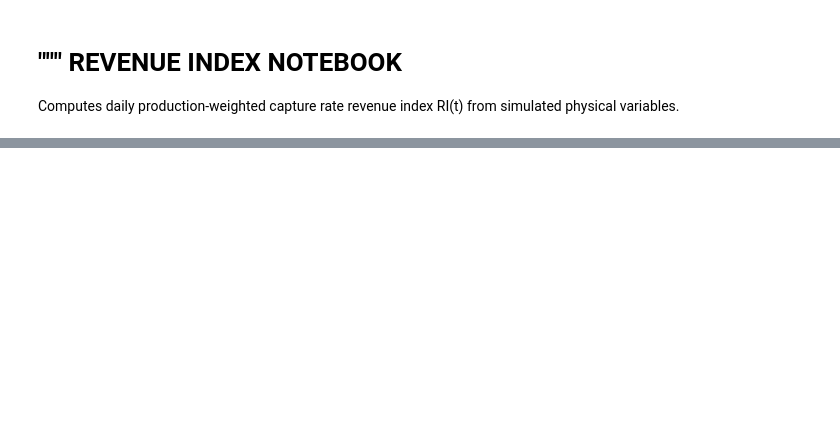
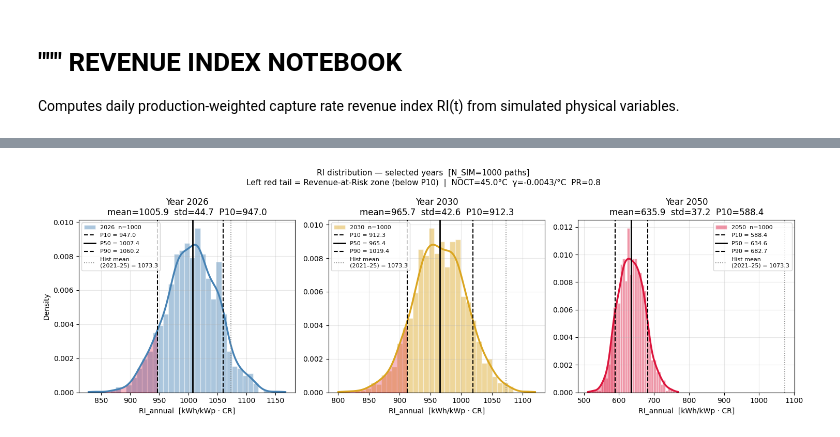
Before and after one commit to lucasmonero/Greenfin_Thesis, a Jupyter notebook: Code/Modelling/Revenue index.ipynb, the cells around one changed output, grey strips where cells are left out. Drawn from its saved outputs; the diff is of its cells as text; code cells hidden in the pictures; blank space fills up the shorter version.

Commit message:
udpate 05.05 temp and solar paths, pipeline

```diff
--- a/Code/Modelling/Revenue index.ipynb
+++ b/Code/Modelling/Revenue index.ipynb
@@ -34,12 +46,14 @@ G_STC  = 1000.0   # W/m²   — standard test condition irradiance
 T_STC  = 25.0     # °C     — STC reference temperature
 GAMMA  = -0.0043   # /°C    — temperature coefficient monocrystalline Si
 PR     = 0.80     # —      — performance ratio
+NOCT   = 45.0     # °C     — nominal operating cell temperature
 
 print("── Step 0: Configuration ────────────────────────────────────────")
 print(f"  G_STC  = {G_STC} W/m²")
 print(f"  T_STC  = {T_STC}°C")
 print(f"  γ      = {GAMMA} /°C")
 print(f"  PR     = {PR}")
+print(f"  NOCT   = {NOCT}°C  → heat coeff = {(NOCT-20)/800:.5f} °C·m²/W")
 print(f"  data_sim     : {data_sim.resolve()}")
 print(f"  data_results : {data_results.resolve()}")
 # %% [output]
@@ -159,0 +1204,60 @@ print(f"  Example: GHI=6000 Wh/m² → uplift = {alpha*6000:.2f}°C")
+# %%
+# ── RI distribution for selected years ───────────────────────────────────────
+years_plot = [2026, 2030, 2050]
+colors_yr  = {2026: "steelblue", 2030: "goldenrod", 2050: "crimson"}
+
+fig, axes = plt.subplots(1, 3, figsize=(15, 5))
+
+for ax, yr in zip(axes, years_plot):
+    ri_yr  = df_annual[df_annual["year"] == yr]["RI_annual"].values
+    color  = colors_yr[yr]
+
+    # histogram
+    ax.hist(ri_yr, bins=35, density=True,
+            color=color, alpha=0.45, edgecolor="white",
+            label=f"{yr}  n={len(ri_yr)}")
+
+    # KDE
+    kde   = gaussian_kde(ri_yr)
+    x_kde = np.linspace(ri_yr.min() - 10, ri_yr.max() + 10, 300)
+    ax.plot(x_kde, kde(x_kde), color=color, lw=2.5)
+
+    # percentile markers
+    for pct, ls, lw in [(10, "--", 1.5), (50, "-", 2.0), (90, "--", 1.5)]:
+        val = np.percentile(ri_yr, pct)
+        ax.axvline(val, color="black", lw=lw, ls=ls,
+                   label=f"P{pct} = {val:.1f}")
+
+    # historical reference — mean of last 5 years
+    hist_ref = df_hist_annual.tail(5)["RI_annual"].mean()
+    ax.axvline(hist_ref, color="grey", lw=1.2, ls=":",
+               label=f"Hist mean\n(2021–25) = {hist_ref:.1f}")
+
+    # annotations
+    ax.set_xlabel("RI_annual  [kWh/kWp · CR]")
+    ax.set_ylabel("Density" if yr == 2026 else "")
+    ax.set_title(
+        f"Year {yr}\n"
+        f"mean={ri_yr.mean():.1f}  "
+        f"std={ri_yr.std():.1f}  "
+        f"P10={np.percentile(ri_yr,10):.1f}"
+    )
+    ax.legend(fontsize=8)
+    ax.grid(alpha=0.3)
+
+    # shade left tail (P10)
+    x_tail = x_kde[x_kde <= np.percentile(ri_yr, 10)]
+    ax.fill_between(x_tail, kde(x_tail),
+                    alpha=0.30, color="crimson",
+                    label="_RaR zone")
+
+plt.suptitle(
+    f"RI distribution — selected years  [N_SIM={N_SIM} paths]\n"
+    f"Left red tail = Revenue-at-Risk zone (below P10)  |  "
+    f"NOCT={NOCT}°C  γ={GAMMA}/°C  PR={PR}",
+    fontsize=11
+)
+plt.tight_layout()
+plt.show()
+# %% [output]
+[figure, added]
```
Also changed, not shown: parts of 19 cells of this notebook, 14 other files.
